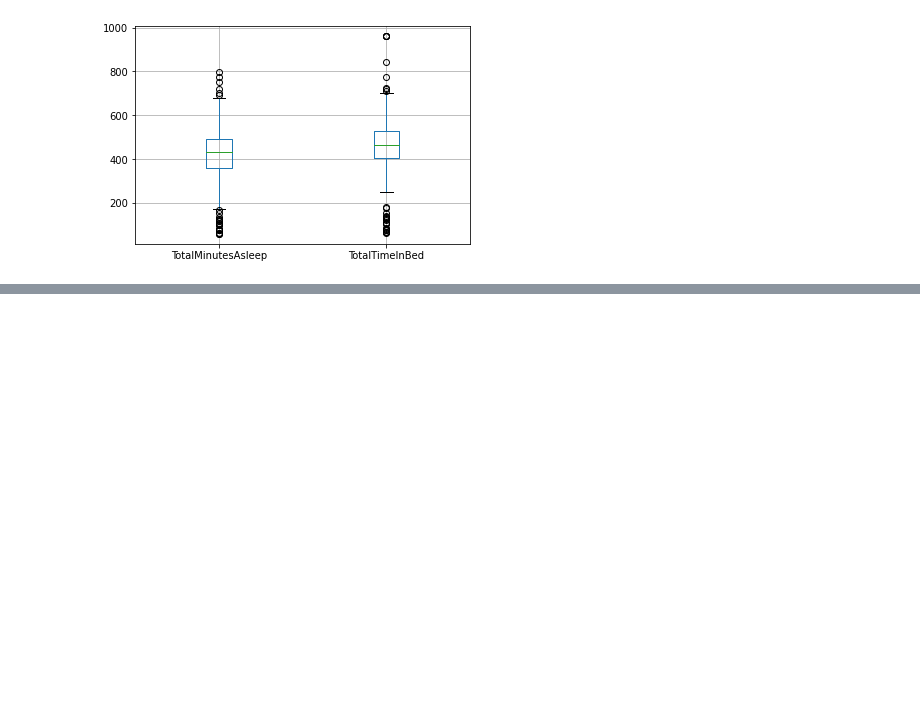
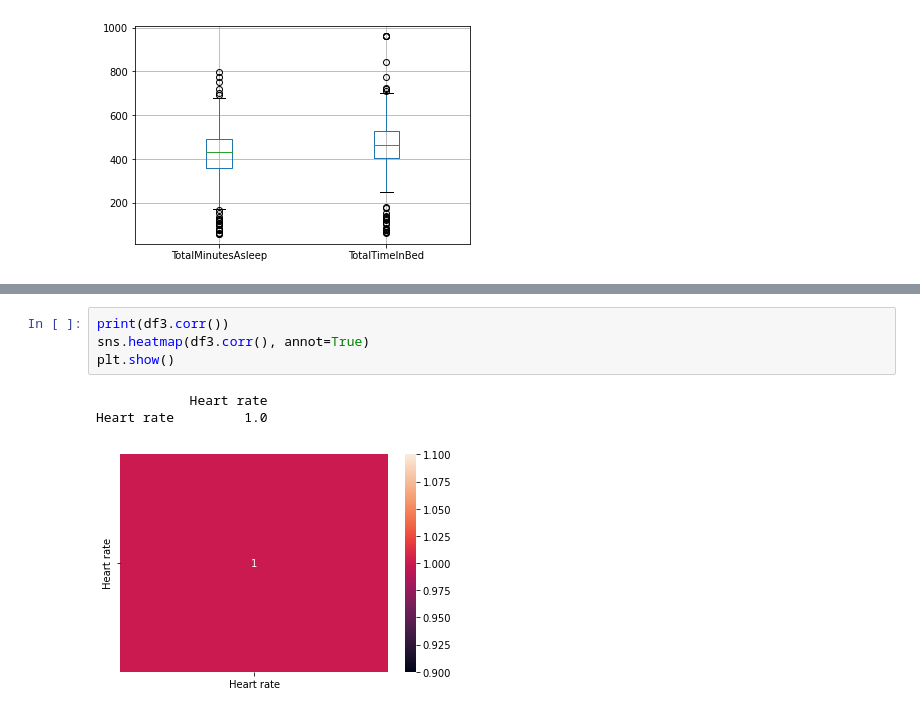
Before and after one commit to weswong02/CPSC4310, a Jupyter notebook: MLP/MLP2/analysis/EDA.ipynb, the cells around one changed output, grey strips where cells are left out. Cells and saved outputs as stored; diff of their text form; blank space fills up the shorter version.

```diff
--- a/MLP/MLP2/analysis/EDA.ipynb
+++ b/MLP/MLP2/analysis/EDA.ipynb
@@ -60,0 +100,8 @@ boxplot = df4.boxplot(column=["TotalMinutesAsleep", "TotalTimeInBed"])
+# %%
+print(df3.corr())
+sns.heatmap(df3.corr(), annot=True)
+plt.show()
+# %% [output]
+            Heart rate
+Heart rate         1.0
+[figure, added]
```
Also changed, not shown: parts of 6 cells of this notebook.
